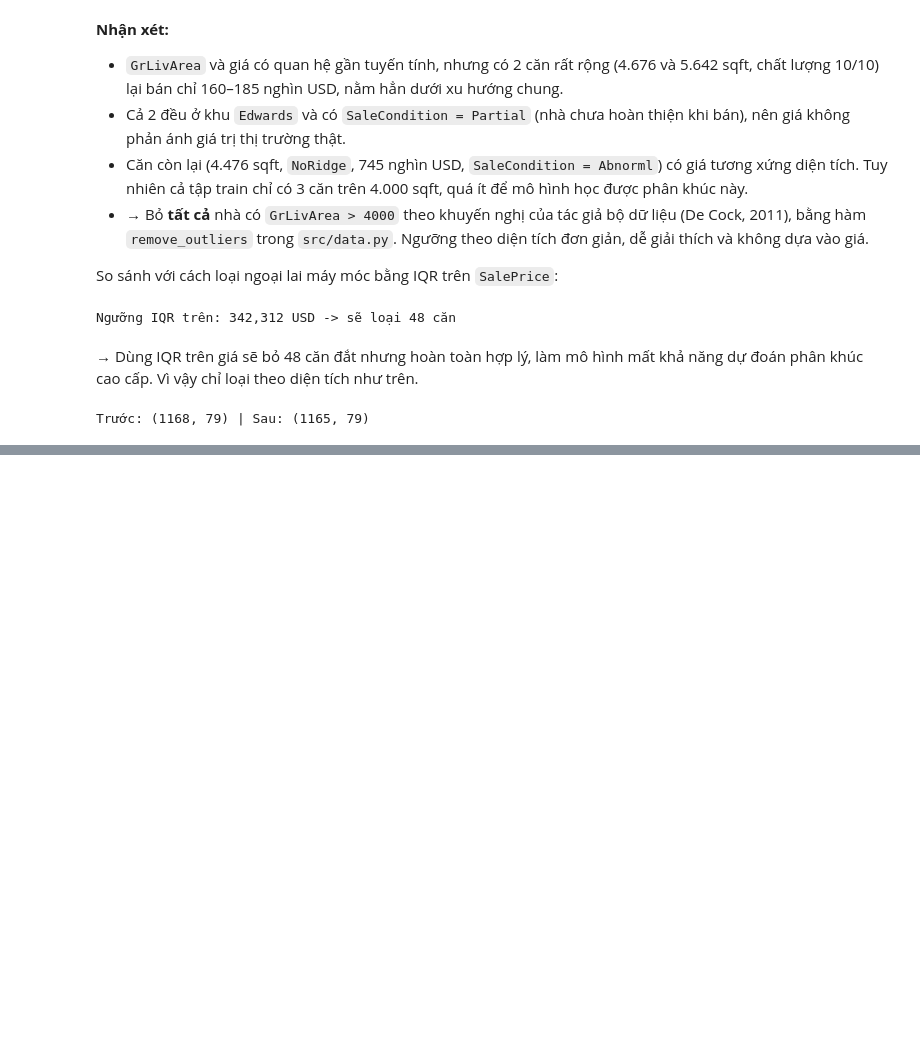
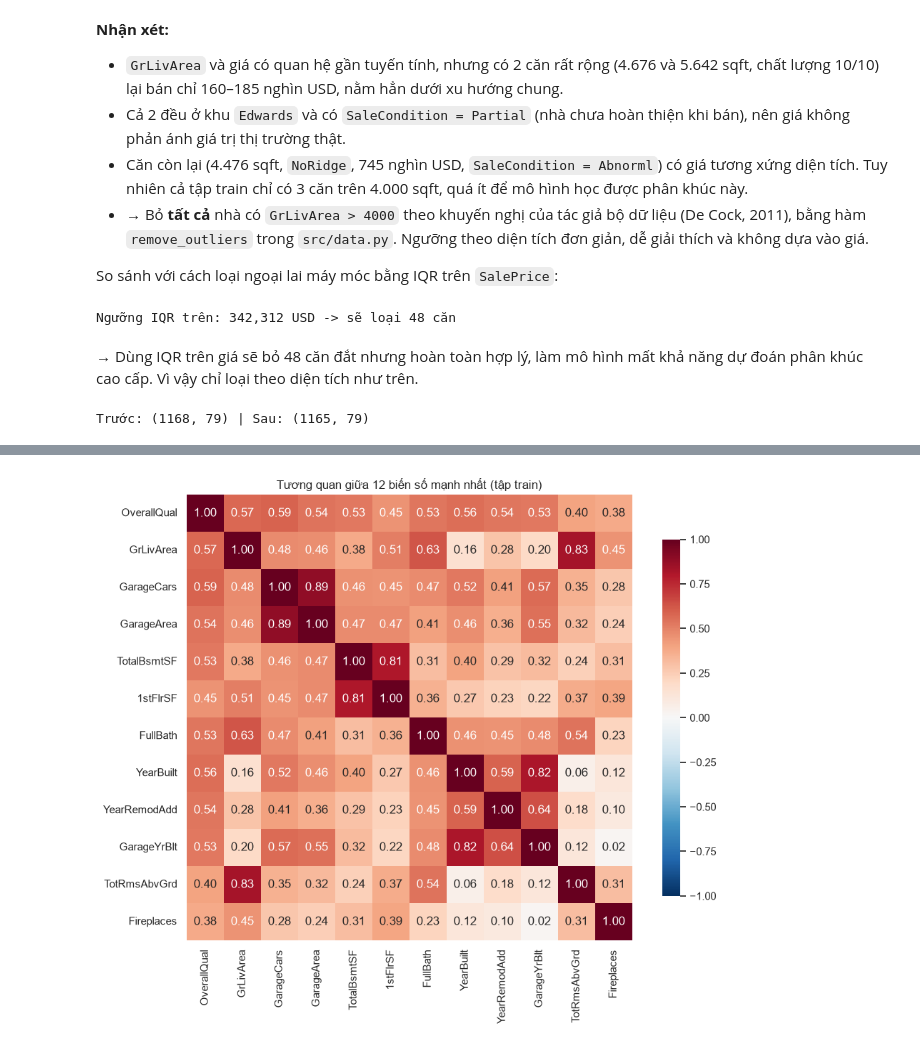
Before and after one commit to QuangAnh312/BTL_DinhGiaNhaAmes, a Jupyter notebook: 03_SourceCode/notebooks/01_EDA_Preprocessing.ipynb, the cells around one changed output, grey strips where cells are left out. Cells and saved outputs as stored; diff of their text form; code cells hidden in the pictures; blank space fills up the shorter version.

```diff
--- a/03_SourceCode/notebooks/01_EDA_Preprocessing.ipynb
+++ b/03_SourceCode/notebooks/01_EDA_Preprocessing.ipynb
@@ -551,0 +619,13 @@ Trước: (1168, 79) | Sau: (1165, 79)
+# %%
+top12 = top15[:12]
+ma_tran = Xs[top12].corr()
+
+fig, ax = plt.subplots(figsize=(10, 8))
+sns.heatmap(ma_tran, annot=True, fmt=".2f", cmap="RdBu_r", vmin=-1, vmax=1,
+            square=True, ax=ax, cbar_kws={"shrink": 0.8})
+ax.set_title("Tương quan giữa 12 biến số mạnh nhất (tập train)")
+fig.tight_layout()
+save_fig(fig, "eda_07_heatmap_da_cong_tuyen")
+plt.show()
+# %% [output]
+[figure, added]
```
Also changed, not shown: parts of 25 cells of this notebook, 7 other files.
